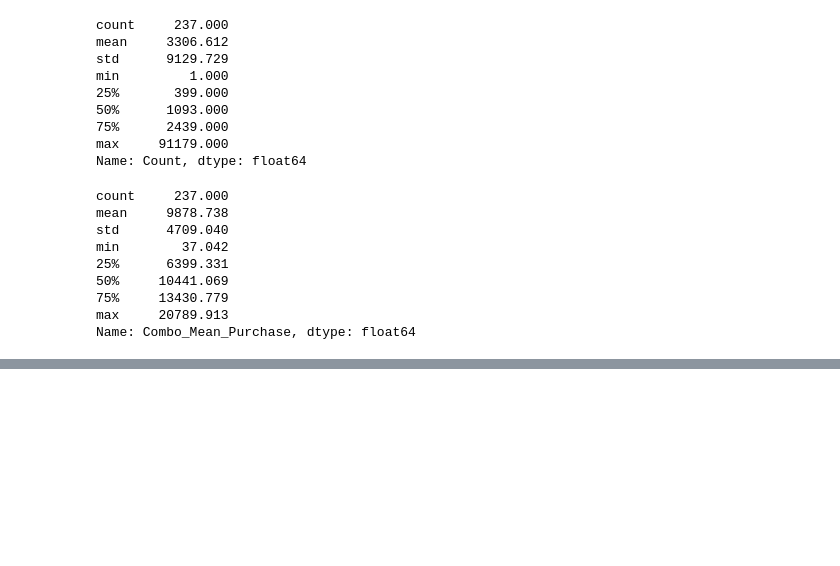
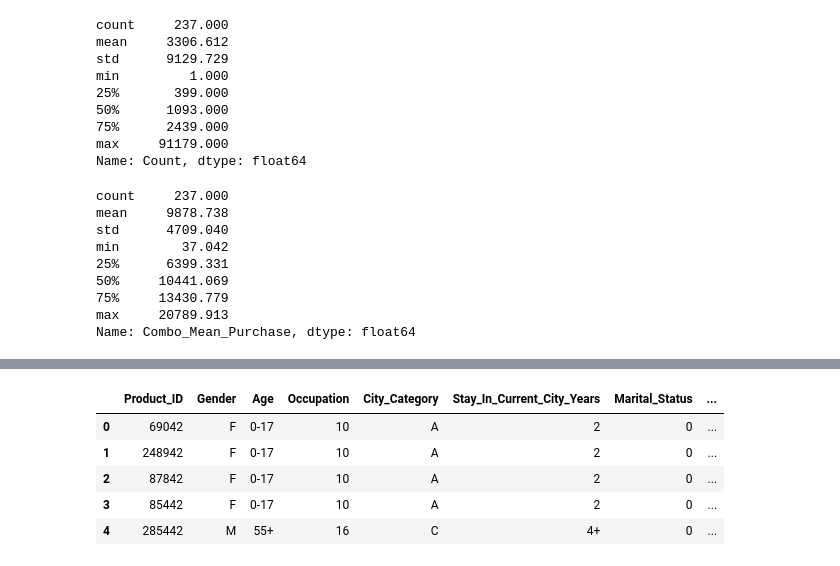
Before and after one commit to Ghostdevc/Black_Friday_Data_EDA, a Jupyter notebook: black_friday_eda.ipynb, the cells around one changed output, grey strips where cells are left out. Cells and saved outputs as stored; diff of their text form; code cells hidden in the pictures; blank space fills up the shorter version.

```diff
--- a/black_friday_eda.ipynb
+++ b/black_friday_eda.ipynb
@@ -353,0 +586,21 @@ len(selected_combos)
+# %%
+# removing 'P' from Product_ID
+df_train_test['Product_ID'] = df_train_test['Product_ID'].str.replace('P', '', regex=False)
+
+# extracting integers from Product_ID
+df_train_test['Product_ID'] = df_train_test['Product_ID'].str.extract('(\d+)').astype(int)
+# %%
+df_train_test['NEW_Product_ID_Length'] = df_train_test['Product_ID'].astype(str).str.len().astype(int).map(
+    product_id_length_label_map
+)
+df_train_test['NEW_Product_ID_Last_Two_Digits'] = df_train_test['Product_ID'].astype(str).str[-2:].map(
+    product_id_last2_label_map
+)
+df_train_test.head()
+# %% [output]
+|  | Product_ID | Gender | Age | Occupation | City_Category | Stay_In_Current_City_Years | Marital_Status | ... |
+| 0 | 69042 | F | 0-17 | 10 | A | 2 | 0 | ... |
+| 1 | 248942 | F | 0-17 | 10 | A | 2 | 0 | ... |
+| 2 | 87842 | F | 0-17 | 10 | A | 2 | 0 | ... |
+| 3 | 85442 | F | 0-17 | 10 | A | 2 | 0 | ... |
+| 4 | 285442 | M | 55+ | 16 | C | 4+ | 0 | ... |
```
Also changed, not shown: parts of 54 cells of this notebook.
